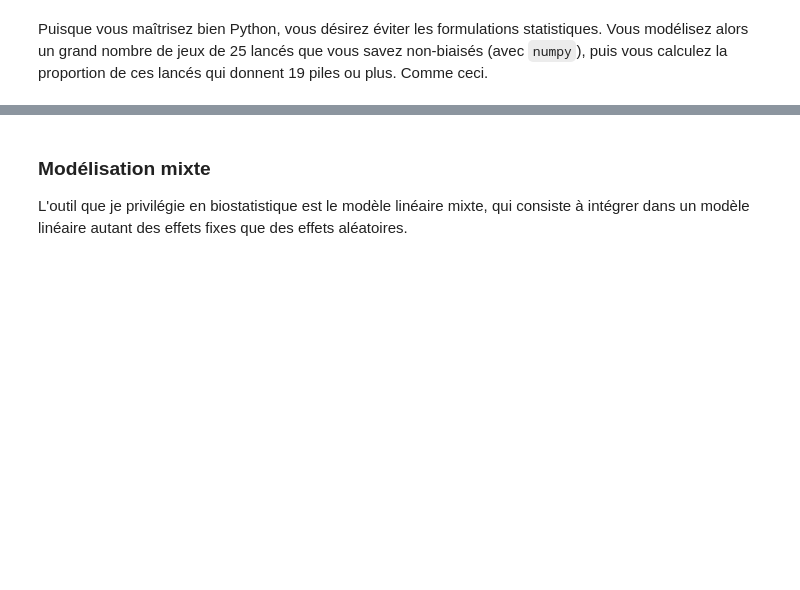
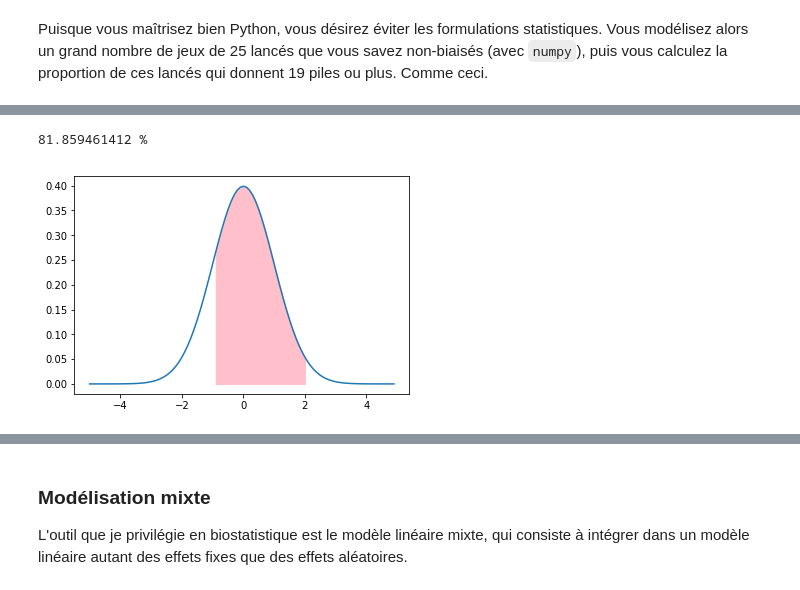
Before and after one commit to essicolo/ecologie-mathematique-Py, a Jupyter notebook: 05_Stats/5_statistics.ipynb, the cells around one changed output, grey strips where cells are left out. Saved outputs shown, nothing was run; the diff lists cells and outputs as text; code cells hidden in the pictures; blank space fills up the shorter version.

```diff
--- a/05_Stats/5_statistics.ipynb
+++ b/05_Stats/5_statistics.ipynb
@@ -125,0 +260,13 @@ Pour les distributions mesures exclusivement positives (comme le poids ou la tai
+# %%
+x = np.arange(-5, 5, 0.1) # créer un vecteur
+y1 = stats.norm.pdf(x, 0, 1)
+
+fill_condition = (x > -1) & (x<2)
+
+plt.plot(x, y1)
+plt.fill_between(x[fill_condition], y1[fill_condition], color='pink')
+
+print((stats.norm.cdf(2, loc=0, scale=1) - stats.norm.cdf(-1, loc=0, scale=1))*100, '%')
+# %% [output]
+81.859461412 %
+[figure, added]
```
Also changed, not shown: parts of 33 cells of this notebook.
